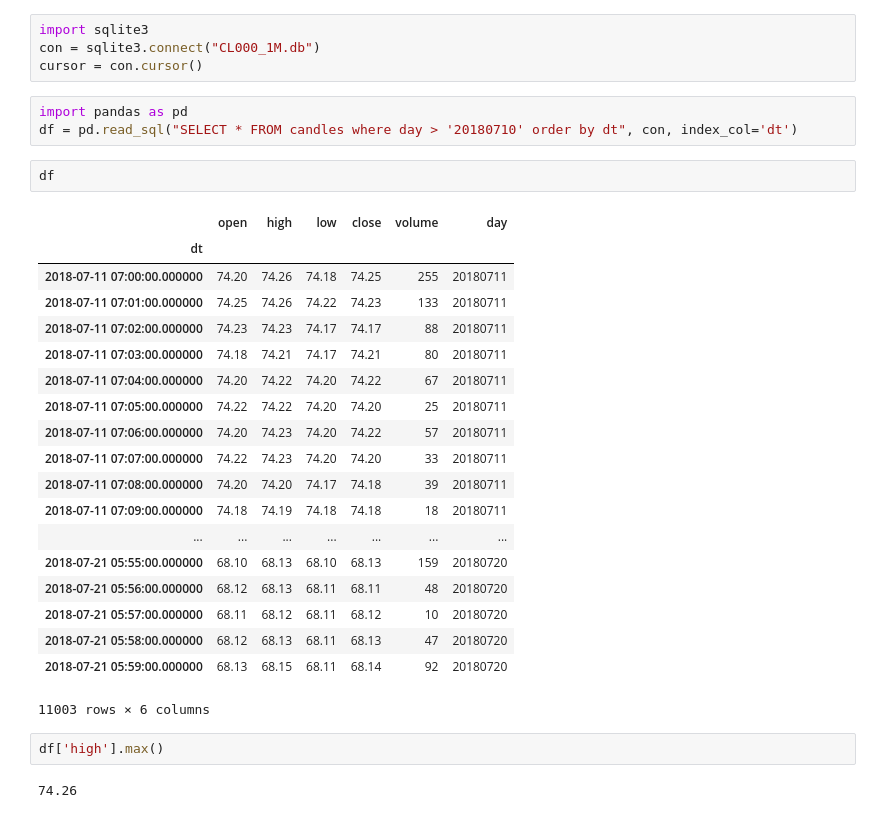
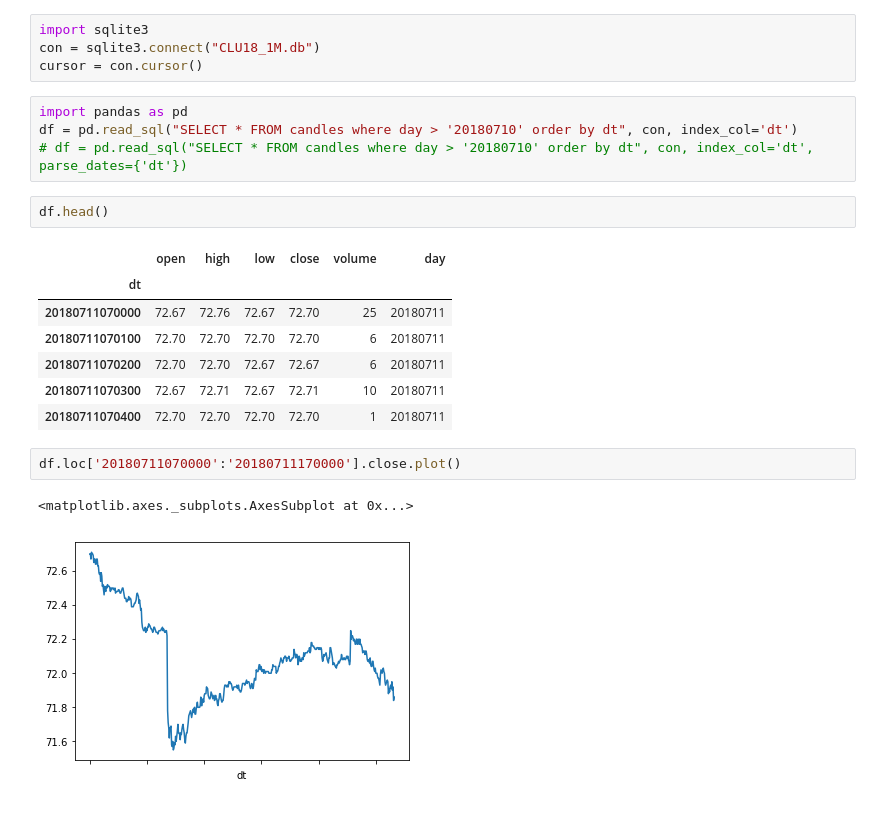
Before and after one commit to pickmoment/hero, a Jupyter notebook: db/hero.ipynb, the cells around one changed output. Saved outputs shown, nothing was run; the diff lists cells and outputs as text.

```diff
--- a/db/hero.ipynb
+++ b/db/hero.ipynb
@@ -1,33 +1,23 @@
 # %%
 import sqlite3
-con = sqlite3.connect("CL000_1M.db")
+con = sqlite3.connect("CLU18_1M.db")
 cursor = con.cursor()
 # %%
 import pandas as pd
 df = pd.read_sql("SELECT * FROM candles where day > '20180710' order by dt", con, index_col='dt')
+# df = pd.read_sql("SELECT * FROM candles where day > '20180710' order by dt", con, index_col='dt', parse_dates={'dt'})
 # %%
-df
+df.head()
 # %% [output]
 |  | open | high | low | close | volume | day |
 | dt |  |  |  |  |  |  |
-| 2018-07-11 07:00:00.000000 | 74.20 | 74.26 | 74.18 | 74.25 | 255 | 20180711 |
-| 2018-07-11 07:01:00.000000 | 74.25 | 74.26 | 74.22 | 74.23 | 133 | 20180711 |
-| 2018-07-11 07:02:00.000000 | 74.23 | 74.23 | 74.17 | 74.17 | 88 | 20180711 |
-| 2018-07-11 07:03:00.000000 | 74.18 | 74.21 | 74.17 | 74.21 | 80 | 20180711 |
-| 2018-07-11 07:04:00.000000 | 74.20 | 74.22 | 74.20 | 74.22 | 67 | 20180711 |
-| 2018-07-11 07:05:00.000000 | 74.22 | 74.22 | 74.20 | 74.20 | 25 | 20180711 |
-| 2018-07-11 07:06:00.000000 | 74.20 | 74.23 | 74.20 | 74.22 | 57 | 20180711 |
-| 2018-07-11 07:07:00.000000 | 74.22 | 74.23 | 74.20 | 74.20 | 33 | 20180711 |
-| 2018-07-11 07:08:00.000000 | 74.20 | 74.20 | 74.17 | 74.18 | 39 | 20180711 |
-| 2018-07-11 07:09:00.000000 | 74.18 | 74.19 | 74.18 | 74.18 | 18 | 20180711 |
-| ... | ... | ... | ... | ... | ... | ... |
-| 2018-07-21 05:55:00.000000 | 68.10 | 68.13 | 68.10 | 68.13 | 159 | 20180720 |
-| 2018-07-21 05:56:00.000000 | 68.12 | 68.13 | 68.11 | 68.11 | 48 | 20180720 |
-| 2018-07-21 05:57:00.000000 | 68.11 | 68.12 | 68.11 | 68.12 | 10 | 20180720 |
-| 2018-07-21 05:58:00.000000 | 68.12 | 68.13 | 68.11 | 68.13 | 47 | 20180720 |
-| 2018-07-21 05:59:00.000000 | 68.13 | 68.15 | 68.11 | 68.14 | 92 | 20180720 |
+| 20180711070000 | 72.67 | 72.76 | 72.67 | 72.70 | 25 | 20180711 |
+| 20180711070100 | 72.70 | 72.70 | 72.70 | 72.70 | 6 | 20180711 |
+| 20180711070200 | 72.70 | 72.70 | 72.67 | 72.67 | 6 | 20180711 |
+| 20180711070300 | 72.67 | 72.71 | 72.67 | 72.71 | 10 | 20180711 |
+| 20180711070400 | 72.70 | 72.70 | 72.70 | 72.70 | 1 | 20180711 |
-11003 rows × 6 columns
-# %%
-df['high'].max()
-# %% [output]
-74.26
+# %%
+df.loc['20180711070000':'20180711170000'].close.plot()
+# %% [output]
+<matplotlib.axes._subplots.AxesSubplot at 0x...>
+[figure, added]
```
Also changed, not shown: parts of 5 cells of this notebook, 1 other file.
